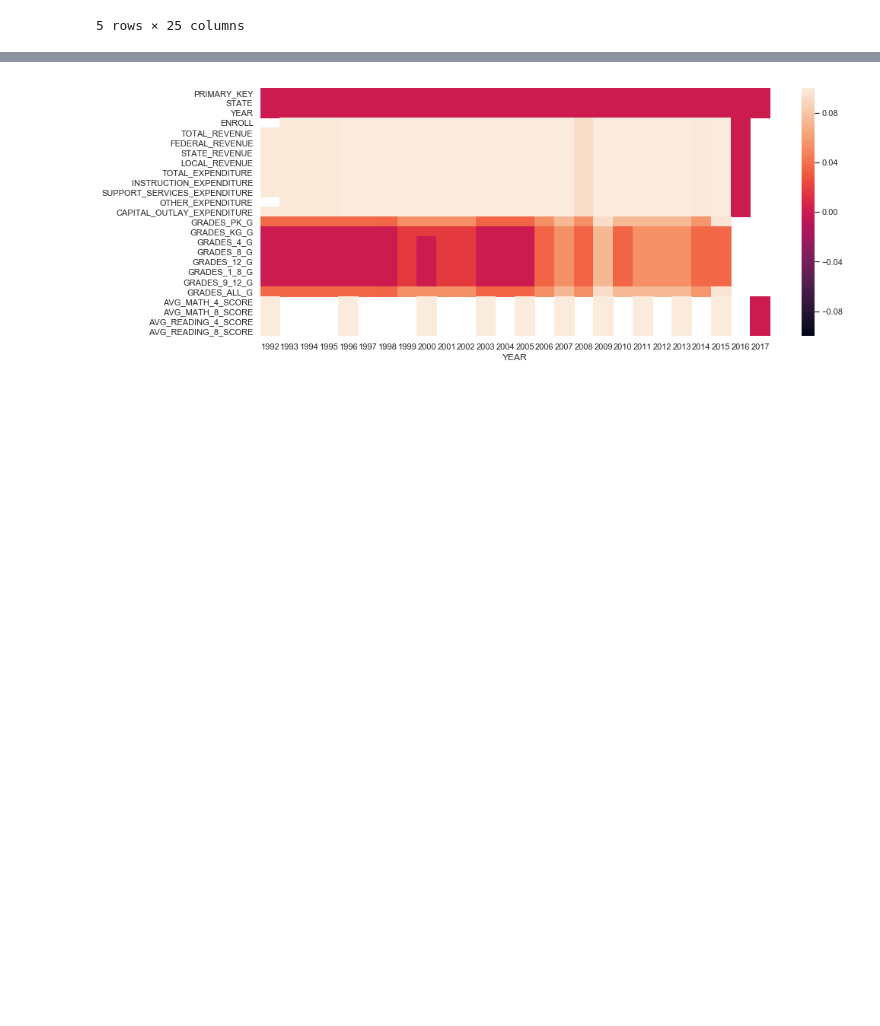
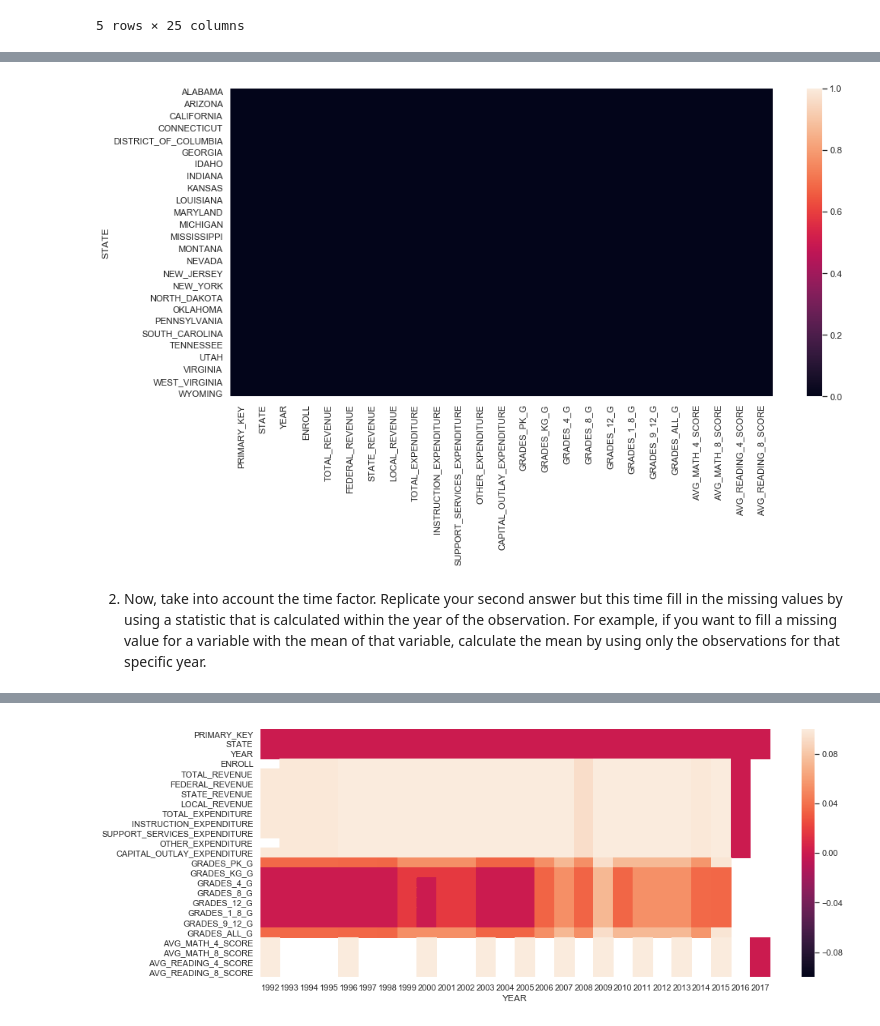
Before and after one commit to chrisoyer/thinkful_notes, a Jupyter notebook: Unit_2_supervised_learning/17.2_data_cleaning_drill.ipynb, the cells around one changed output, grey strips where cells are left out. Cells and saved outputs as stored; diff of their text form; code cells hidden in the pictures; blank space fills up the shorter version.

```diff
--- a/Unit_2_supervised_learning/17.2_data_cleaning_drill.ipynb
+++ b/Unit_2_supervised_learning/17.2_data_cleaning_drill.ipynb
@@ -150,3 +154,15 @@ ax2 = sns.heatmap(usedu_bystate_df)
+# %%
+for column in usedu_1y_df.columns:
+    try:
+        usedu_1y_df[column] = usedu_1y_df.groupby('STATE')[column].transform(lambda x: x.fillna(x.mean()))
+    except TypeError:
+        pass
+# %%
+plot_nulls(usedu_1y_df)
+# %% [output]
+[figure, added]
+# %% [markdown]
+2. Now, take into account the time factor. Replicate your second answer but this time fill in the missing values by using a statistic that is calculated within the year of the observation. For example, if you want to fill a missing value for a variable with the mean of that variable, calculate the mean by using only the observations for that specific year.
 # %%
 #check on yearly distribution of nans
 usedu_byyear_df = usedu_df.groupby('YEAR').apply(lambda x: x.isna().sum() / x.count()).transpose()
```
Also changed, not shown: parts of 9 cells of this notebook.
